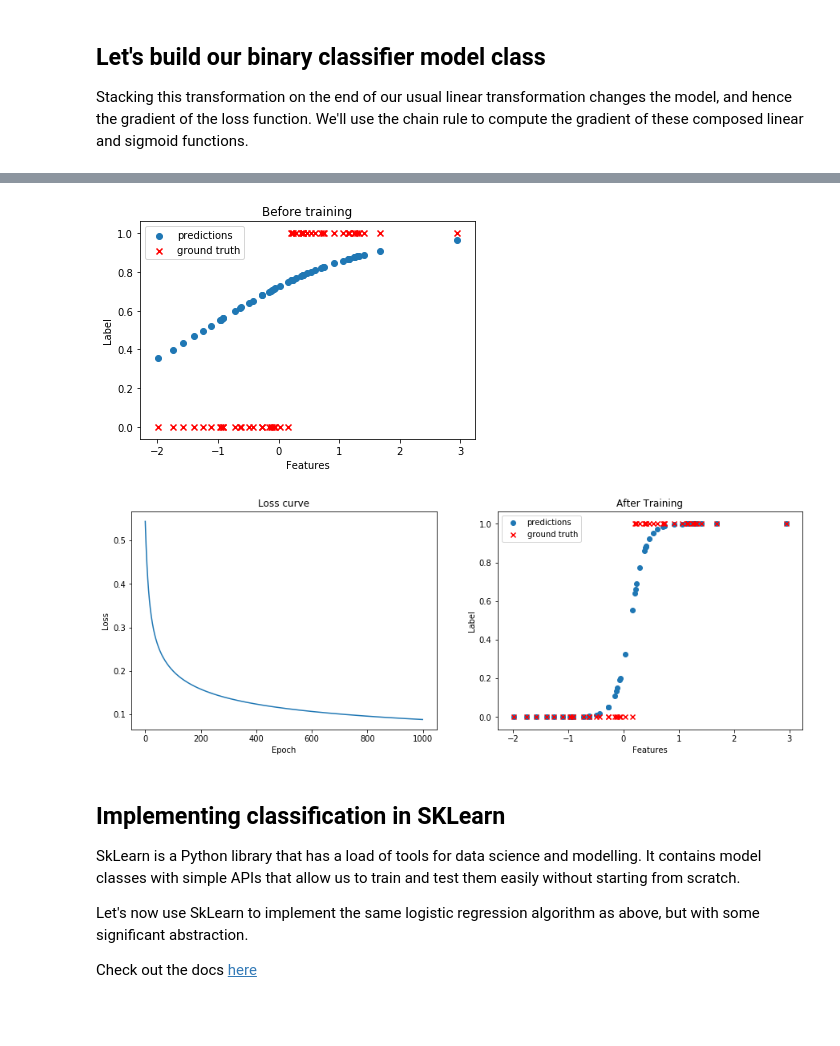
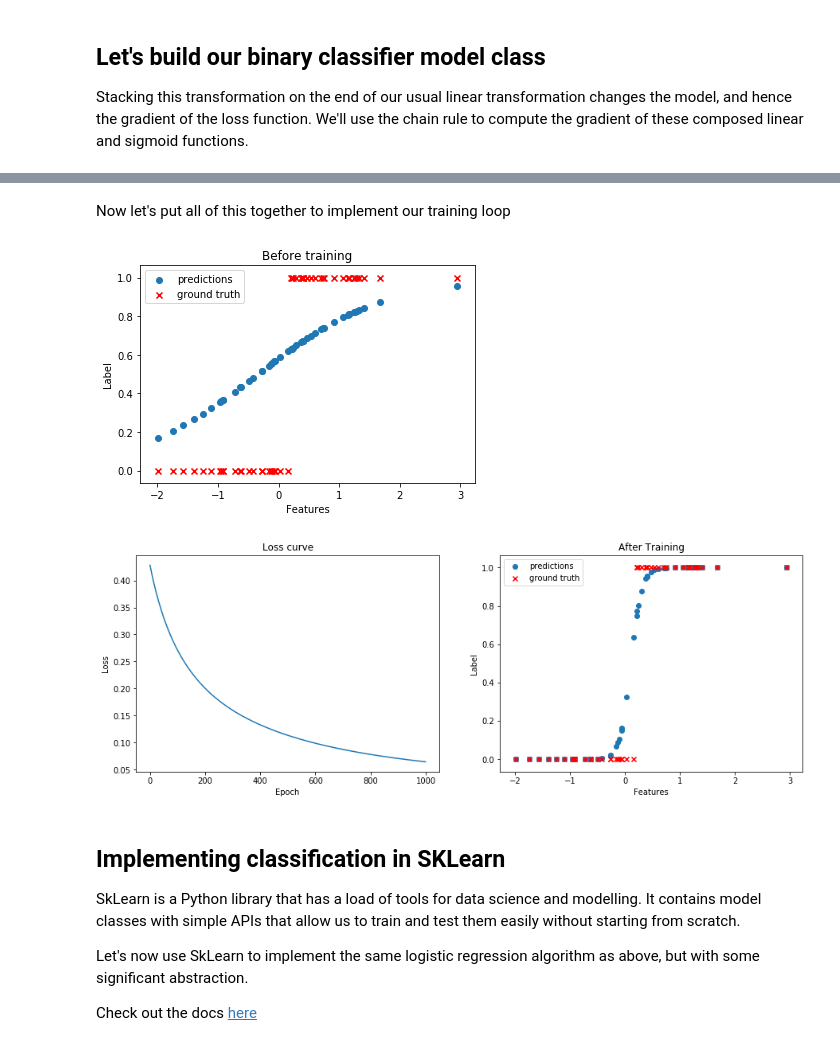
Before and after one commit to TataAndBigData/Practical-ML-DS, a Jupyter notebook: Chapter 1. Machine Learning Foundations/Classification Solutions.ipynb, the cells around one changed output, grey strips where cells are left out. Drawn from its saved outputs; the diff is of its cells as text; code cells hidden in the pictures; blank space fills up the shorter version.

Commit message:
corrected derivatives

```diff
--- a/Chapter 1. Machine Learning Foundations/Classification Solutions.ipynb
+++ b/Chapter 1. Machine Learning Foundations/Classification Solutions.ipynb
@@ -74,12 +74,17 @@ class Classifier:
     def calc_deriv(self, X, y_hat, labels):
         m = len(Y) # m = number of examples
         diffs = y_hat - labels # calculate errors
-        dzdw = 2*np.array(np.sum(diffs*X) / m) # calculate derivative of loss with respect to weights
-        dzdb = 2*np.array(np.sum(diffs) / m) # calculate derivative of loss with respect to bias
-        dLdz = sigmoid(y_hat, grad=True)
-        dLdw = dLdz*dzdw
-        dLdb = dLdz*dzdb
-        return dLdw, dLdb
+        # dzdw = 2*np.array(np.sum(diffs*X) / m) # calculate derivative of loss with respect to weights
+        # dzdb = 2*np.array(np.sum(diffs) / m) # calculate derivative of loss with respect to bias
+        dzdb = 1
+        dzdw = X
+
+        dhdz = sigmoid(y_hat, grad=True)
+
+        dhdw = dhdz*dzdw
+        dhdb = dhdz*dzdb
+
+        return dhdw, dhdb
 
 # import torch
 # import torch.nn.functional as F
@@ -105,12 +111,19 @@ Unlike in regression problems, how we measure the loss for a particular example
 
 Let's implement our binary cross entropy loss function
 # %%
-def BinaryCrossEntropyLoss(prediction, label):
+def BinaryCrossEntropyLoss(prediction, label, grad=False):
+    if grad:
+        if label == 0:
+            return (1-label) / (1-prediction)
+        else:
+            return - (label / prediction)
     return - ( label*np.log(prediction) + (1 - label) * np.log(1 - prediction))
+# %% [markdown]
+Now let's put all of this together to implement our training loop
 # %%
 import matplotlib.pyplot as plt
 
-learning_rate = 0.5
+learning_rate = 0.001
 
 H = Classifier(n_features=1)
 
@@ -132,7 +145,10 @@ for epoch in range(epochs):
         prediction = H(x)
         loss = BinaryCrossEntropyLoss(prediction, y)
         epoch_losses.append(loss)
-        dLdw, dLdb = H.calc_deriv(x, prediction, y)
+        dhdw, dhdb = H.calc_deriv(x, prediction, y)
+        dLdh = BinaryCrossEntropyLoss(prediction, y, grad=True)
+        dLdw = dLdh * dhdw
+        dLdb = dLdh * dhdb
         new_w = H.w - learning_rate * dLdw
         new_b = H.b - learning_rate * dLdb
         H.update_params(new_w, new_b)
@@ -158,35 +174,35 @@ for epoch in range(epochs):
 # epochs = 1000
 # losses = []
 # for epoch in range(epochs):
 #     epoch_losses = []
 #     for x, y in zip(X, Y):
 #         prediction = H(x) # make prediction
 #         loss = F.binary_cross_entropy(prediction, y) # compute loss
 #         loss.backward() # calculate derivatives
 #         optimiser.step() # make optimisation step
 #         optimiser.zero_grad() # reset gradients
 #         epoch_losses.append(loss)
 #     losses.append(sum(epoch_losses)/len(epoch_losses))
 
 # PLOT THE LOSS CURVE AND OUR HYPOTHESIS AFTER TRAINING
 fig = plt.figure(figsize=(15, 5))
 ax1 = fig.add_subplot(121)
 ax1.set_title('Loss curve')
 ax1.set_ylabel('Loss')
 ax1.set_xlabel('Epoch')
 ax1.plot(losses)
 
 ax2 = fig.add_subplot(122)
 ax2.set_title('After Training')
 ax2.set_ylabel('Label')
 ax2.set_xlabel('Features')
 ax2.scatter(X, H(X), label='predictions')
 ax2.scatter(X, Y, c='r', marker='x', label='ground truth')
 ax2.legend()
 plt.show()
 # %% [output]
-[figure, old version]
+[figure, new version]
-[figure, old version]
+[figure, new version]
 # %% [markdown]
 ## Implementing classification in SKLearn
 
```
Also changed, not shown: parts of 1 cell of this notebook.
